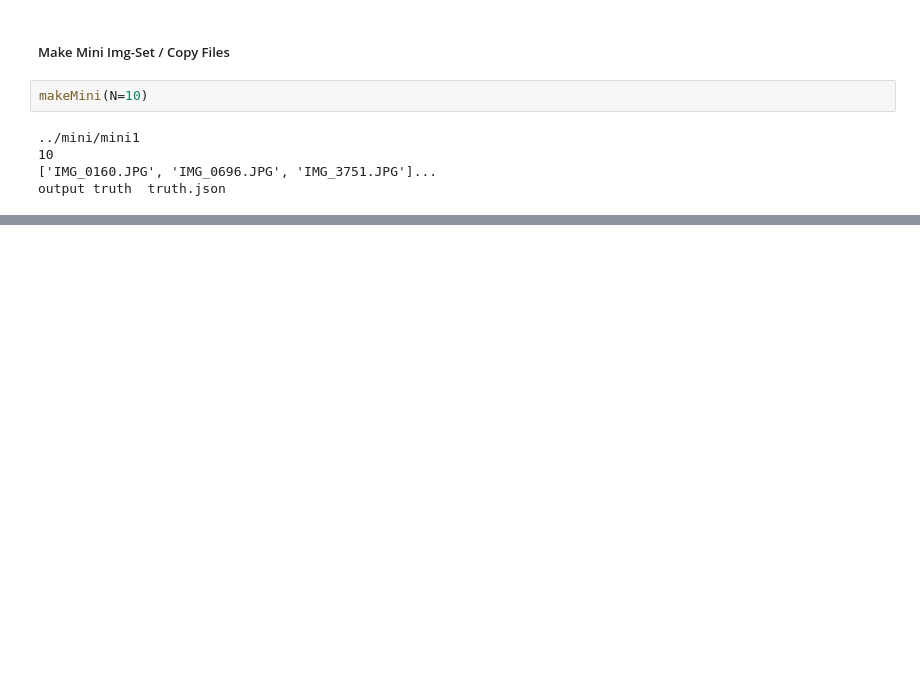
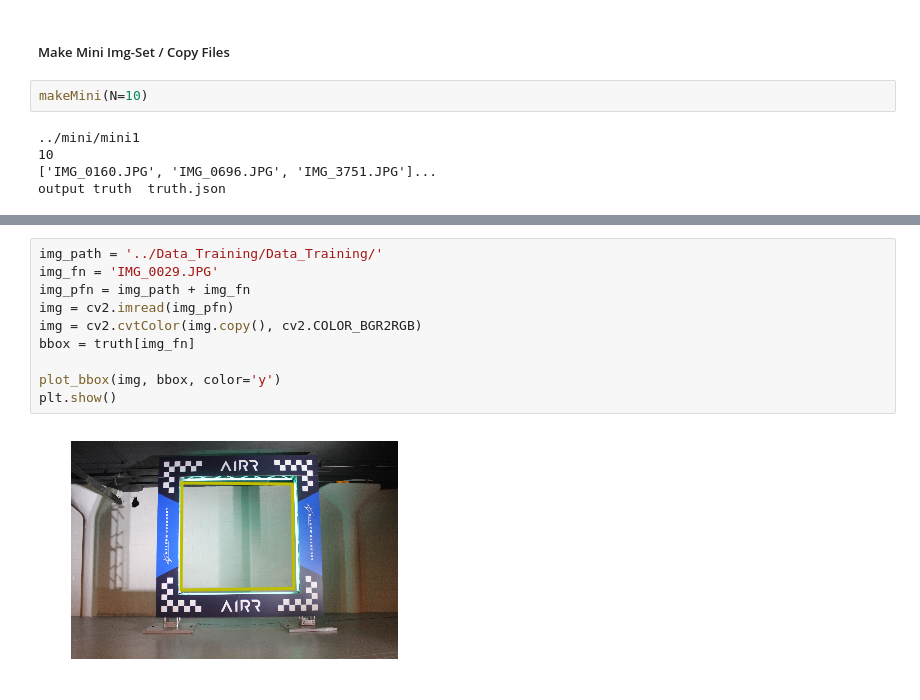
Before and after one commit to sutt/betapilot, a Jupyter notebook: books/build_mini.ipynb, the cells around one changed output, grey strips where cells are left out. Saved outputs shown, nothing was run; the diff lists cells and outputs as text; blank space fills up the shorter version.

```diff
--- a/books/build_mini.ipynb
+++ b/books/build_mini.ipynb
@@ -25,0 +191,12 @@ output truth  truth.json
+# %%
+img_path = '../Data_Training/Data_Training/'
+img_fn = 'IMG_0029.JPG'
+img_pfn = img_path + img_fn
+img = cv2.imread(img_pfn)
+img = cv2.cvtColor(img.copy(), cv2.COLOR_BGR2RGB)
+bbox = truth[img_fn]
+
+plot_bbox(img, bbox, color='y')
+plt.show()
+# %% [output]
+[figure, added]
```
Also changed, not shown: parts of 18 cells of this notebook, 7 other files.
